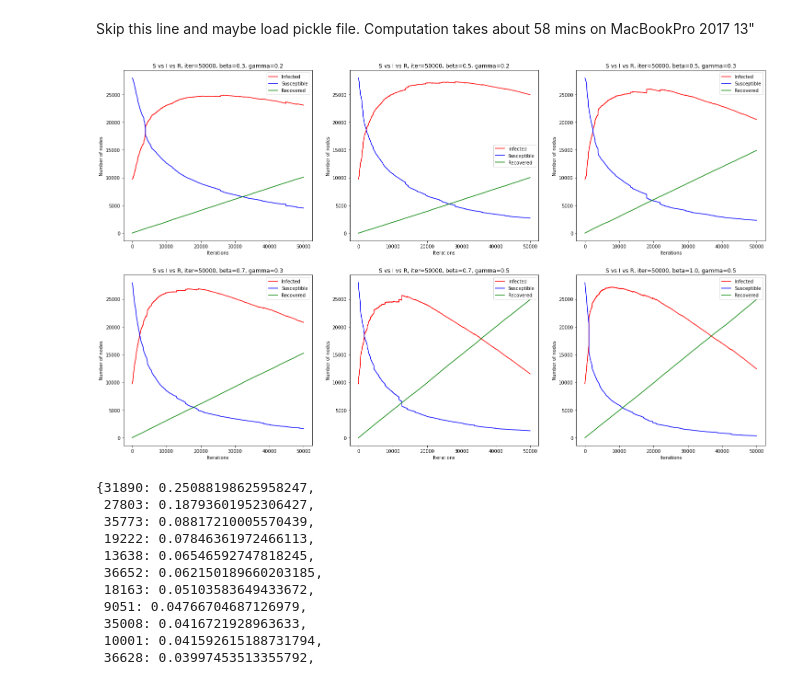
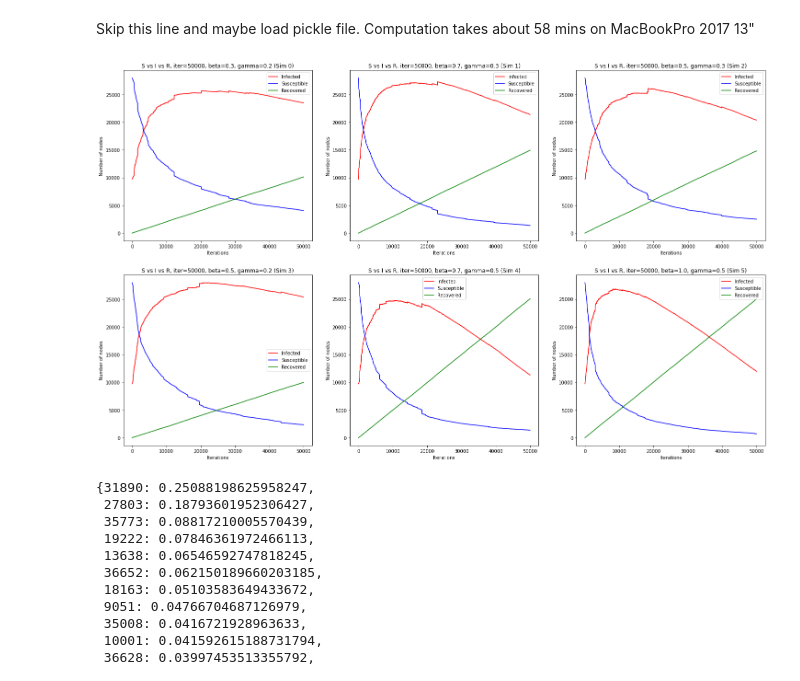
Before and after one commit to lukasthekid/comp-social-science, a Jupyter notebook: group13-project2/simple-contagion.ipynb, the cells around one changed output. Saved outputs shown, nothing was run; the diff lists cells and outputs as text; code cells hidden in the pictures.

Commit message:
fixed reproduction rate computation, parallelized processes

```diff
--- a/group13-project2/simple-contagion.ipynb
+++ b/group13-project2/simple-contagion.ipynb
@@ -91,11 +43,23 @@ def run_simulation(G, beta, gamma, max_iter=False):
 # %% [markdown]
 Skip this line and maybe load pickle file. Computation takes about 58 mins on MacBookPro 2017 13"
 # %%
-result_groups = []
-result_groups.append(run_simulation(G.copy(), 0.3, 0.2, max_iter=50000))
-result_groups.append(run_simulation(G.copy(), 0.5, 0.2, max_iter=50000))
-result_groups.append(run_simulation(G.copy(), 0.5, 0.3, max_iter=50000))
-result_groups.append(run_simulation(G.copy(), 0.7, 0.3, max_iter=50000))
-result_groups.append(run_simulation(G.copy(), 0.7, 0.5, max_iter=50000))
-result_groups.append(run_simulation(G.copy(), 1.0, 0.5, max_iter=50000))
+from helper import run_simulation_wrapper
+
+if __name__ == '__main__':
+    result_groups = []
+    parameters = [
+        (G.copy(), 0.3, 0.2, 50000),
+        (G.copy(), 0.5, 0.2, 50000),
+        (G.copy(), 0.5, 0.3, 50000),
+        (G.copy(), 0.7, 0.3, 50000),
+        (G.copy(), 0.7, 0.5, 50000),
+        (G.copy(), 1.0, 0.5, 50000),
+    ]
+
+    with concurrent.futures.ProcessPoolExecutor() as executor:
+        future_results = [executor.submit(run_simulation_wrapper, args) for args in parameters]
+
+        for future in concurrent.futures.as_completed(future_results):
+            result = future.result()
+            result_groups.append(result)
 # %%
@@ -108,26 +72,28 @@ with open(file_path, "wb") as file:
 # %%
 fig, axs = plt.subplots(nrows=2, ncols=3, figsize=(25, 15))
 axs=axs.flatten()
+i = 0
 
 for ax, results in zip(axs, result_groups):
     x_val = range(results[4])
-    title = f"S vs I vs R, iter={results[4]}, beta={results[5]}, gamma={results[6]}"
+    title = f"S vs I vs R, iter={results[4]}, beta={results[5]}, gamma={results[6]} (Sim {i})"
 
     ax.plot(x_val, results[1], color='red', label='Infected')
     ax.plot(x_val, results[2], color='blue', label='Susceptible')
     ax.plot(x_val, results[3], color='green', label='Recovered')
     ax.legend()
 
     ax.set_xlabel("Iterations")
     ax.set_ylabel("Number of nodes")
 
     ax.set_title(title)
+    i+=1
 
 fig.savefig(f"plots/simple-contagion.jpg", bbox_inches='tight', dpi=300)
 fig.savefig(f"plots/simple-contagion-smallsize.jpg", bbox_inches='tight', dpi=150)
 plt.show()
 # %% [output]
-[figure, old version]
+[figure, new version]
 # %%
 df_list = []
 for results in result_groups:
```
Also changed, not shown: parts of 8 cells of this notebook, 5 other files.
